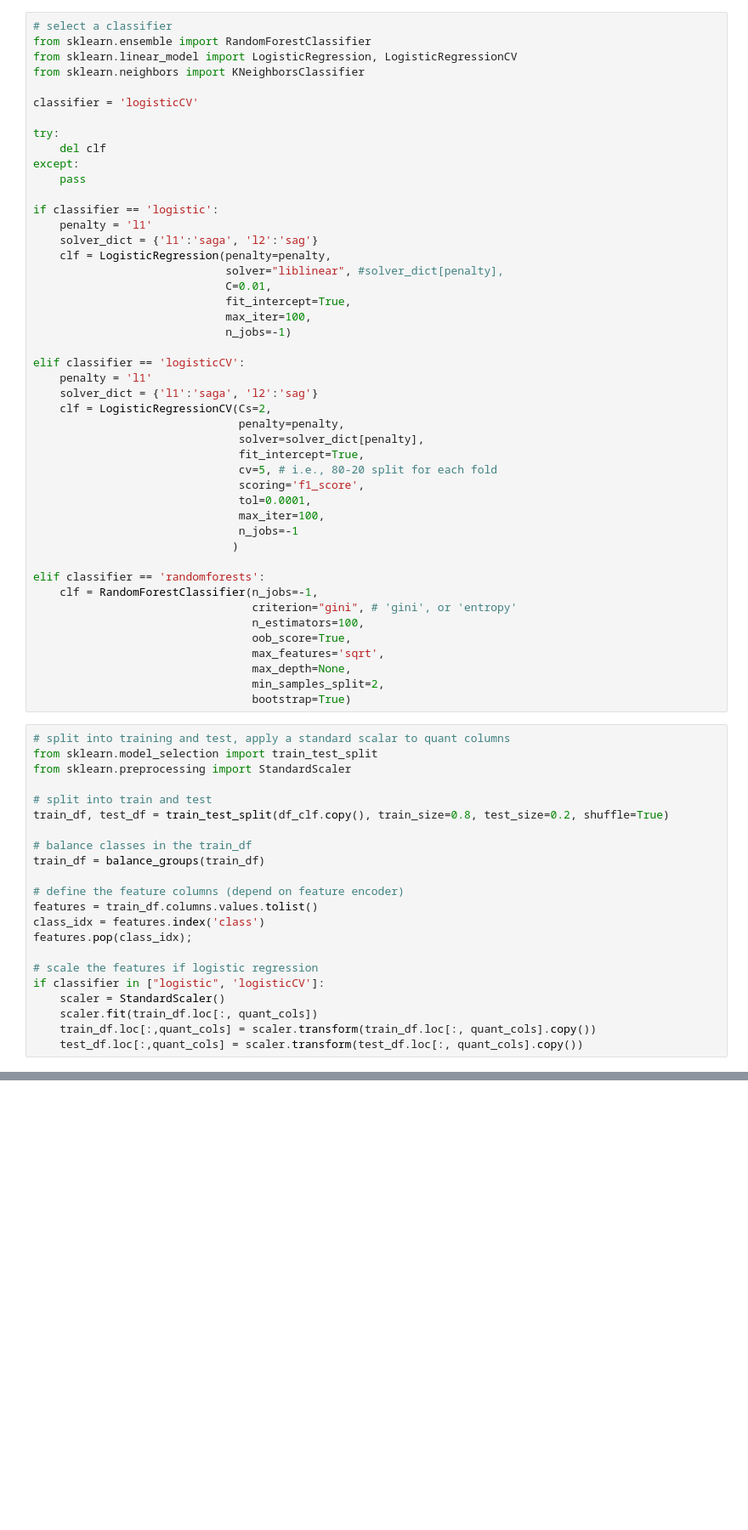
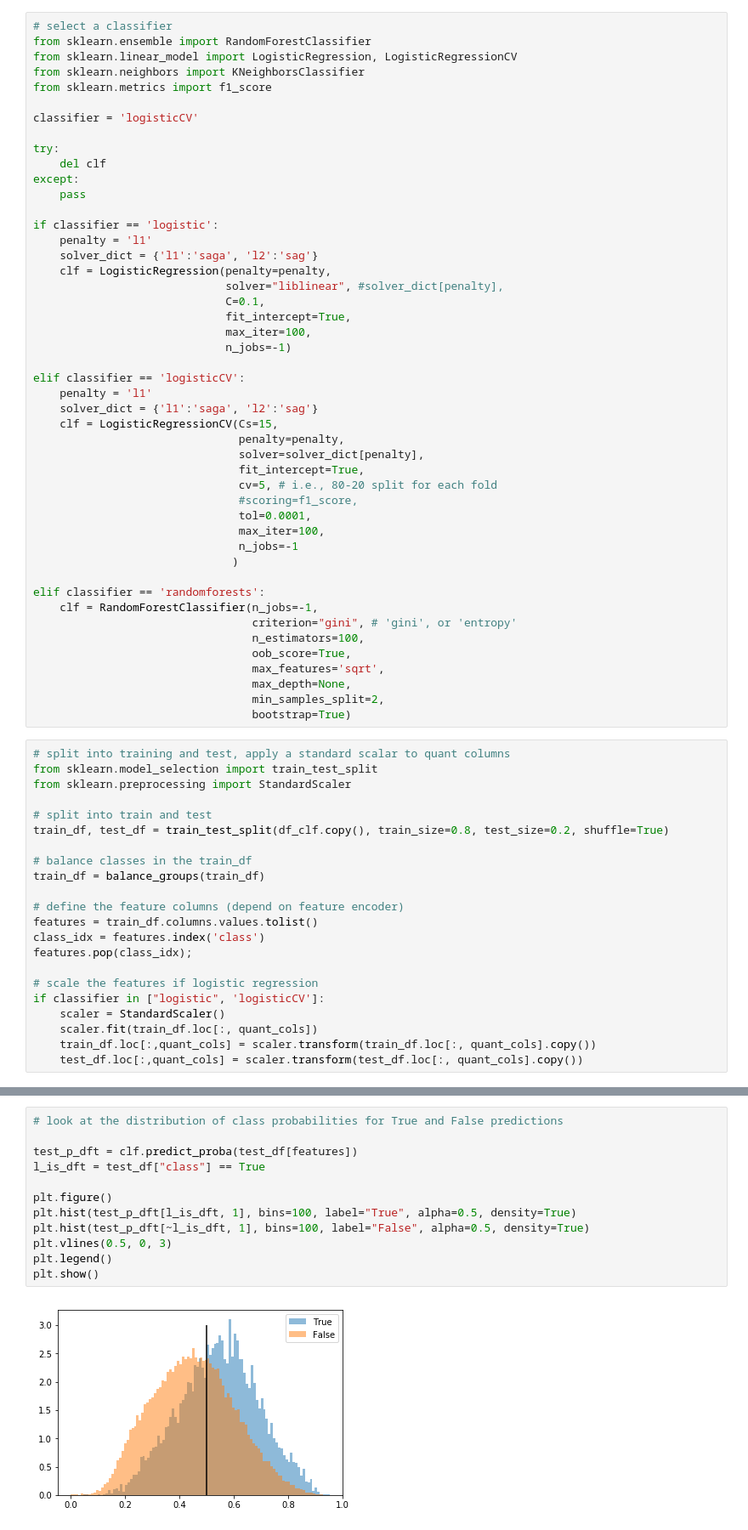
Before and after one commit to charliehass/ML-notebooks, a Jupyter notebook: lending_club_analysis.ipynb, the cells around one changed output, grey strips where cells are left out. Shown at 85% size. Saved outputs shown, nothing was run; the diff lists cells and outputs as text; blank space fills up the shorter version.

```diff
--- a/lending_club_analysis.ipynb
+++ b/lending_club_analysis.ipynb
@@ -356,6 +363,7 @@ df_clf.head()
 from sklearn.ensemble import RandomForestClassifier
 from sklearn.linear_model import LogisticRegression, LogisticRegressionCV
 from sklearn.neighbors import KNeighborsClassifier
+from sklearn.metrics import f1_score
 
 classifier = 'logisticCV'
 
@@ -369,7 +377,7 @@ if classifier == 'logistic':
     solver_dict = {'l1':'saga', 'l2':'sag'}
     clf = LogisticRegression(penalty=penalty,
                              solver="liblinear", #solver_dict[penalty],
-                             C=0.01,
+                             C=0.1,
                              fit_intercept=True,
                              max_iter=100,
                              n_jobs=-1)
@@ -377,12 +385,12 @@ if classifier == 'logistic':
 elif classifier == 'logisticCV':
     penalty = 'l1'
     solver_dict = {'l1':'saga', 'l2':'sag'}
-    clf = LogisticRegressionCV(Cs=2,
+    clf = LogisticRegressionCV(Cs=15,
                                penalty=penalty,
                                solver=solver_dict[penalty],
                                fit_intercept=True,
                                cv=5, # i.e., 80-20 split for each fold
-                               scoring='f1_score',
+                               #scoring=f1_score,
                                tol=0.0001,
                                max_iter=100,
                                n_jobs=-1
@@ -490,3 +500,17 @@ if classifier == 'logisticCV':
+# %%
+# look at the distribution of class probabilities for True and False predictions
+
+test_p_dft = clf.predict_proba(test_df[features])
+l_is_dft = test_df["class"] == True
+
+plt.figure()
+plt.hist(test_p_dft[l_is_dft, 1], bins=100, label="True", alpha=0.5, density=True)
+plt.hist(test_p_dft[~l_is_dft, 1], bins=100, label="False", alpha=0.5, density=True)
+plt.vlines(0.5, 0, 3)
+plt.legend()
+plt.show()
+# %% [output]
+[figure, added]
 # %%
 # compare naive strategy to using the mode
 # 1) percentage of loans that would default based on each
```
Also changed, not shown: parts of 13 cells of this notebook.
